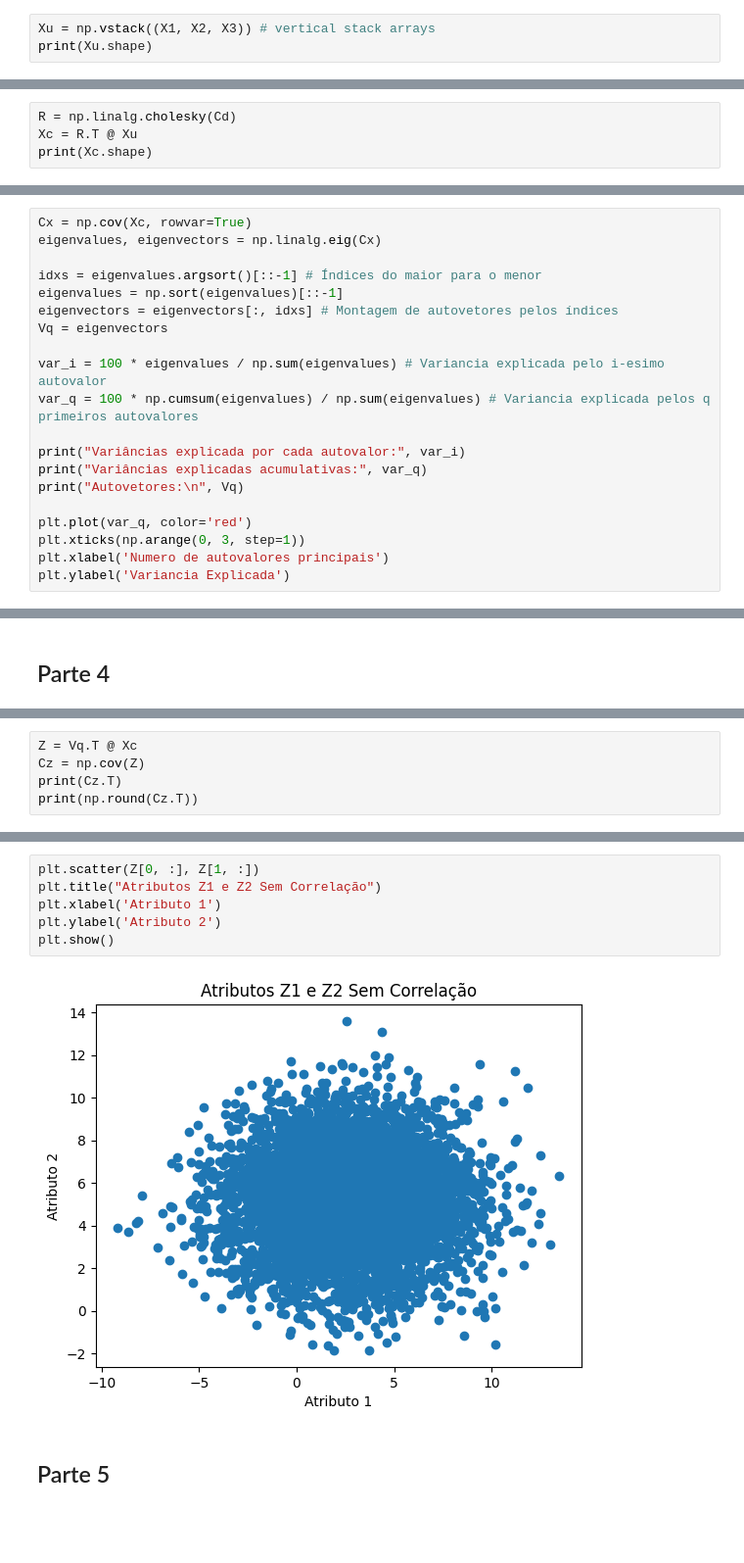
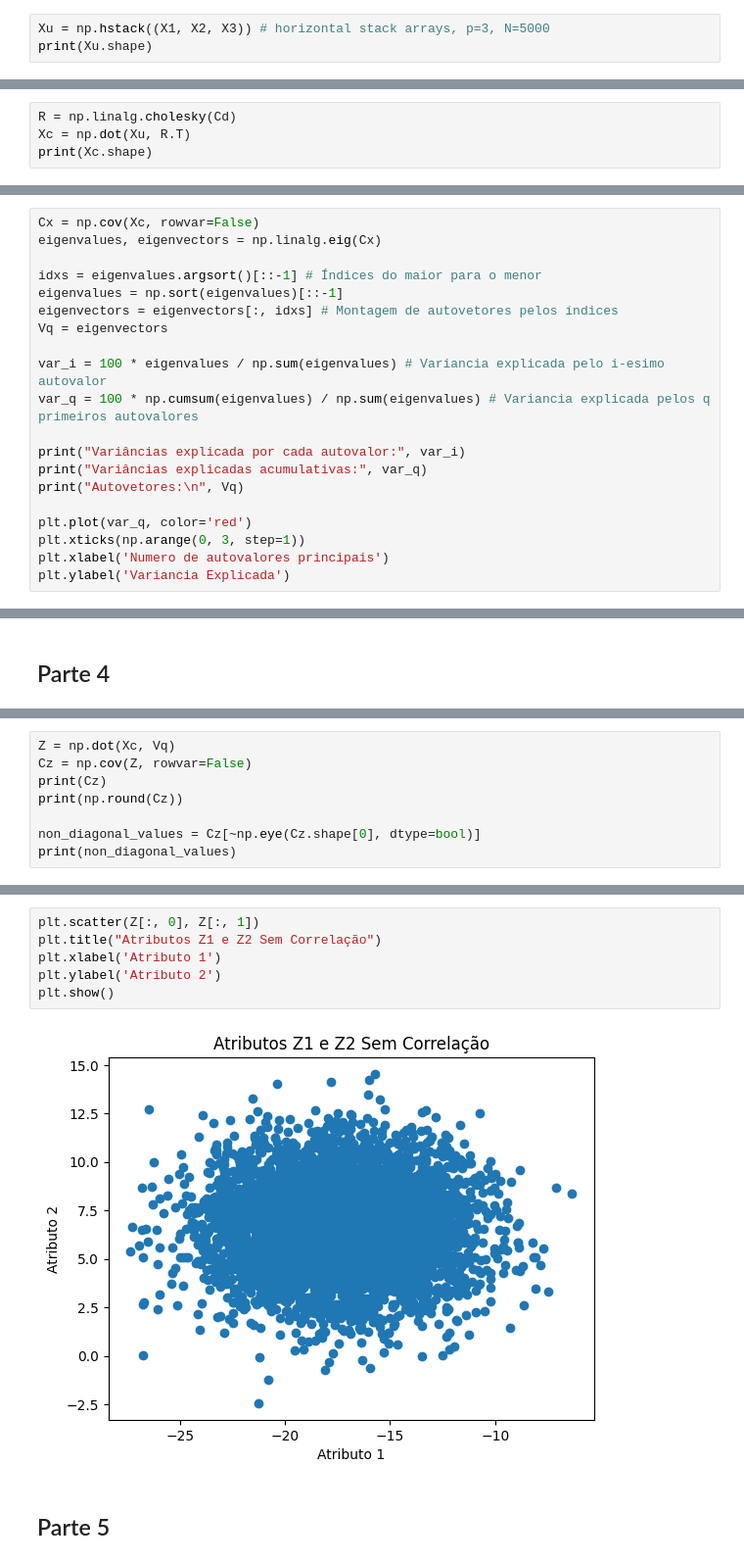
Before and after one commit to matheus-a-s/RP-TCs-2023, a Jupyter notebook: TC2/main.ipynb, the cells around one changed output, grey strips where cells are left out. Shown at 98% size. Drawn from its saved outputs; the diff is of its cells as text; blank space fills up the shorter version.

```diff
--- a/TC2/main.ipynb
+++ b/TC2/main.ipynb
@@ -26,4 +26,4 @@ print(X1.shape)
 # %%
-Xu = np.vstack((X1, X2, X3)) # vertical stack arrays
+Xu = np.hstack((X1, X2, X3)) # horizontal stack arrays, p=3, N=5000
 print(Xu.shape)
 # %% [output]
@@ -62,5 +62,5 @@ plt.show()
 # %%
 R = np.linalg.cholesky(Cd)
-Xc = R.T @ Xu
+Xc = np.dot(Xu, R.T)
 print(Xc.shape)
 # %% [output]
@@ -92,7 +92,7 @@ plt.show()
 # %% [markdown]
 ## Parte 2
 # %%
-Cx = np.cov(Xc, rowvar=True)
+Cx = np.cov(Xc, rowvar=False)
 eigenvalues, eigenvectors = np.linalg.eig(Cx)
 
 idxs = eigenvalues.argsort()[::-1] # Índices do maior para o menor
@@ -187,6 +187,9 @@ plt.show()
 # %%
-Z = Vq.T @ Xc
-Cz = np.cov(Z)
-print(Cz.T)
-print(np.round(Cz.T))
+Z = np.dot(Xc, Vq)
+Cz = np.cov(Z, rowvar=False)
+print(Cz)
+print(np.round(Cz))
+
+non_diagonal_values = Cz[~np.eye(Cz.shape[0], dtype=bool)]
+print(non_diagonal_values)
 # %% [output]
@@ -199,11 +204,11 @@ print(np.round(Cz.T))
 # %%
-plt.scatter(Z[0, :], Z[1, :])
+plt.scatter(Z[:, 0], Z[:, 1])
 plt.title("Atributos Z1 e Z2 Sem Correlação")
 plt.xlabel('Atributo 1')
 plt.ylabel('Atributo 2')
 plt.show()
 # %% [output]
-[figure, old version]
+[figure, new version]
 # %% [markdown]
 ## Parte 5
 # %%
```
Also changed, not shown: parts of 15 cells of this notebook, 2 other files.
